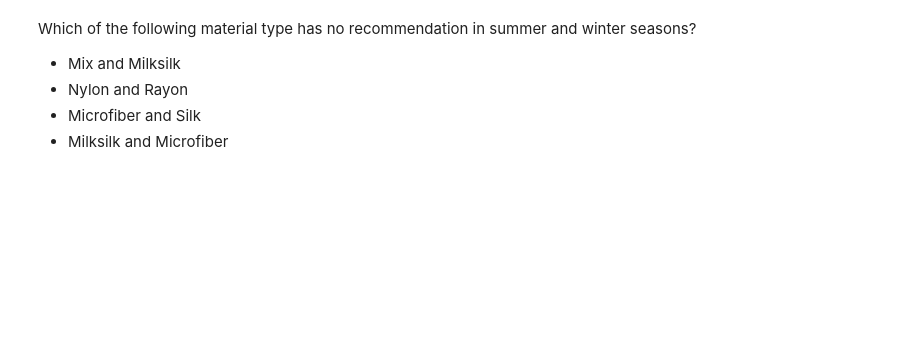
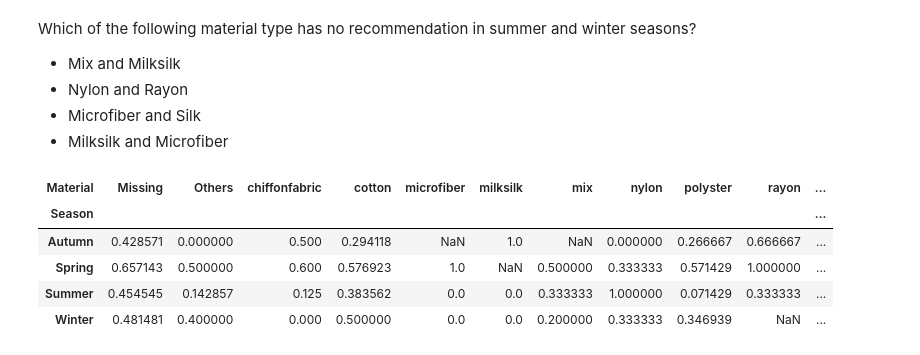
Before and after one commit to Milan1508/EDA-Upgrad-practise, a Jupyter notebook: Graded/EDA+Graded+Exercise.ipynb, the cells around one changed output. Saved outputs shown, nothing was run; the diff lists cells and outputs as text; code cells hidden in the pictures; blank space fills up the shorter version.

```diff
--- a/Graded/EDA+Graded+Exercise.ipynb
+++ b/Graded/EDA+Graded+Exercise.ipynb
@@ -739,3 +748,12 @@ Which of the following material type has no recommendation in summer and winter
 - Milksilk and Microfiber
 # %%
 # plot the heat map of Season, material and Recommendation.
+res1 = pd.pivot_table(inp0,index="Season",columns="Material", values="Recommendation")
+res1
+# %% [output]
+| Material | Missing | Others | chiffonfabric | cotton | microfiber | milksilk | mix | nylon | polyster | rayon | ... |
+| Season |  |  |  |  |  |  |  |  |  |  | ... |
+| Autumn | 0.428571 | 0.000000 | 0.500 | 0.294118 | NaN | 1.0 | NaN | 0.000000 | 0.266667 | 0.666667 | ... |
+| Spring | 0.657143 | 0.500000 | 0.600 | 0.576923 | 1.0 | NaN | 0.500000 | 0.333333 | 0.571429 | 1.000000 | ... |
+| Summer | 0.454545 | 0.142857 | 0.125 | 0.383562 | 0.0 | 0.0 | 0.333333 | 1.000000 | 0.071429 | 0.333333 | ... |
+| Winter | 0.481481 | 0.400000 | 0.000 | 0.500000 | 0.0 | 0.0 | 0.200000 | 0.333333 | 0.346939 | NaN | ... |
```
Also changed, not shown: parts of 3 cells of this notebook.
